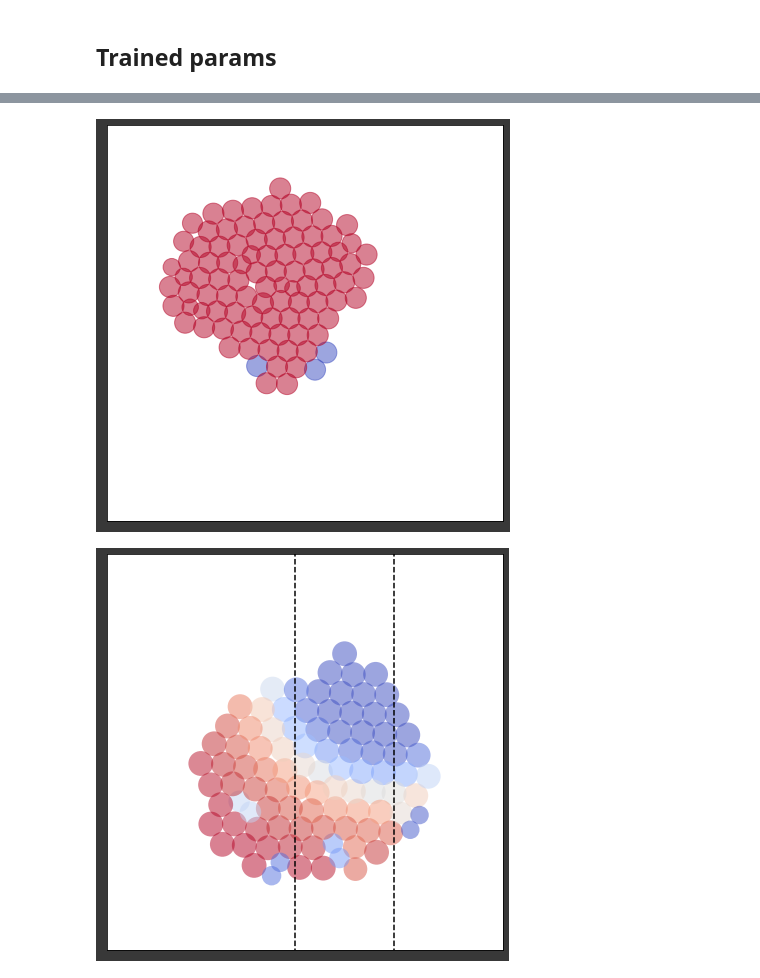
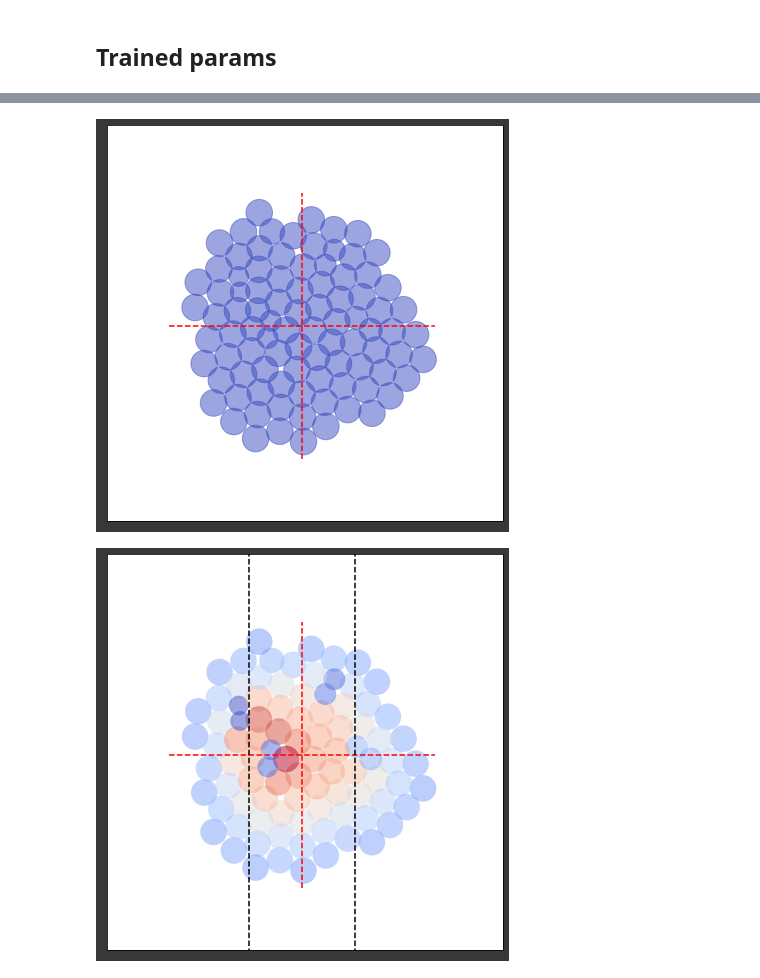
Before and after one commit to fmottes/jax-morph, a Jupyter notebook: Francesco/04 - Shape.ipynb, the cells around one changed output, grey strips where cells are left out. Saved outputs shown, nothing was run; the diff lists cells and outputs as text; code cells hidden in the pictures.

```diff
--- a/Francesco/04 - Shape.ipynb
+++ b/Francesco/04 - Shape.ipynb
@@ -70,7 +70,7 @@ ParamsDict = dict
 
 # Number of chemical signals
 n_chem = 2
-n_celltype = 2
+n_celltype = 1
 
 #-------------------------------------------------------------------------------
 ### NEW CLEAN VERSION
@@ -80,8 +80,8 @@ n_celltype = 2
 #needs to be array for indexing
 
 #ctype_sec_chem = np.identity(n_chem, dtype=np.int16) #each ct secretes one chem
-#ctype_sec_chem = np.ones((n_celltype,n_chem), dtype=np.int16) #every ct secretes everything
-ctype_sec_chem = np.hstack([np.identity(2)])
+ctype_sec_chem = np.ones((n_celltype,n_chem), dtype=np.int16) #every ct secretes everything
+#ctype_sec_chem = np.hstack([np.identity(2)])
 
 
 ### CELL DIMENSIONS
@@ -108,7 +108,7 @@ r_onsetDiff = r_cutoffDiff - .5
 # sec rate that gives concentration 1 at source at SS
 sec_max_unitary = 2*np.sqrt(diffCoeff*degRate)
 
-sec_max = sec_max_unitary*np.ones((n_chem,), dtype=np.float32)
+sec_max = np.ones((n_chem,), dtype=np.float32)
 #sec_max = sec_max.at[0].set(20.)
 #sec_max = sec_max.at[1].set(2.)
 
@@ -141,9 +141,9 @@ mech_relaxation_steps = 50
 
 
 # Initialization and number of added cells.
-ncells_init = 6 #number of cells in the initial cluster
-n_ones_init = 3 #number of type-1 cell in the initail cluster
-ncells_add = 90
+ncells_init = 2 #number of cells in the initial cluster
+n_ones_init = ncells_init #number of type-1 cell in the initail cluster
+ncells_add = 48
 #ncells_tot =  np.int16(ncells_init+ncells_add)# final number of cells
 
 #assert ncells_init > n_ones_init
@@ -259,7 +259,7 @@ use_state_fields = CellState(position=False,
                              key=False)
 
 # init division nn
-DIV_HIDDEN = [10]*2
+DIV_HIDDEN = [10]*5
 
 div_init, div_nn_apply = div_nn(params,train_params,DIV_HIDDEN,use_state_fields,train=True)
 
@@ -277,7 +277,7 @@ use_state_fields = CellState(position=False,
                              key=False)
 
 #init secretion nn
-SEC_HIDDEN = [10]*2
+SEC_HIDDEN = [10]*5
 
 sec_init, sec_nn_apply = sec_nn(params,train_params,SEC_HIDDEN,use_state_fields,train=True)
 
@@ -460,8 +503,8 @@ ll, dl, lp = shape_loss_fr(p,
 # %% [markdown]
 ## Optimization loop
 # %%
-EPOCHS = 70
-EPISODES_PER_UPDATE = 64 #128
+EPOCHS = 20
+EPISODES_PER_UPDATE = 128 #128
 EPISODES_PER_EVAL = 100 #128
 
 LEARNING_RATE = 5e-2
@@ -790,18 +826,21 @@ plt.xlabel('chemical conc.');
 # %%
 draw_circles_ctype(fstate);
-#plt.gca().plot([-5.,5.],[0.,0.],'r--');
-#plt.gca().plot([0.,0.],[-5.,5.],'r--');
+plt.gca().plot([-5.,5.],[0.,0.],'r--');
+plt.gca().plot([0.,0.],[-5.,5.],'r--');
 # %% [output]
-[figure, old version]
+[figure, new version]
 # %%
 draw_circles_divrate(fstate);
 
 lim = 2.
 
+plt.gca().plot([-5.,5.],[0.,0.],'r--');
+plt.gca().plot([0.,0.],[-5.,5.],'r--');
+
 plt.gca().plot([lim,lim],[-15.,15.],'k--');
 plt.gca().plot([-lim,-lim],[-15.,15.],'k--');
 # %% [output]
-[figure, old version]
+[figure, new version]
 # %%
 draw_circles_chem(fstate);
 # %% [output]
```
Also changed, not shown: parts of 39 cells of this notebook.
